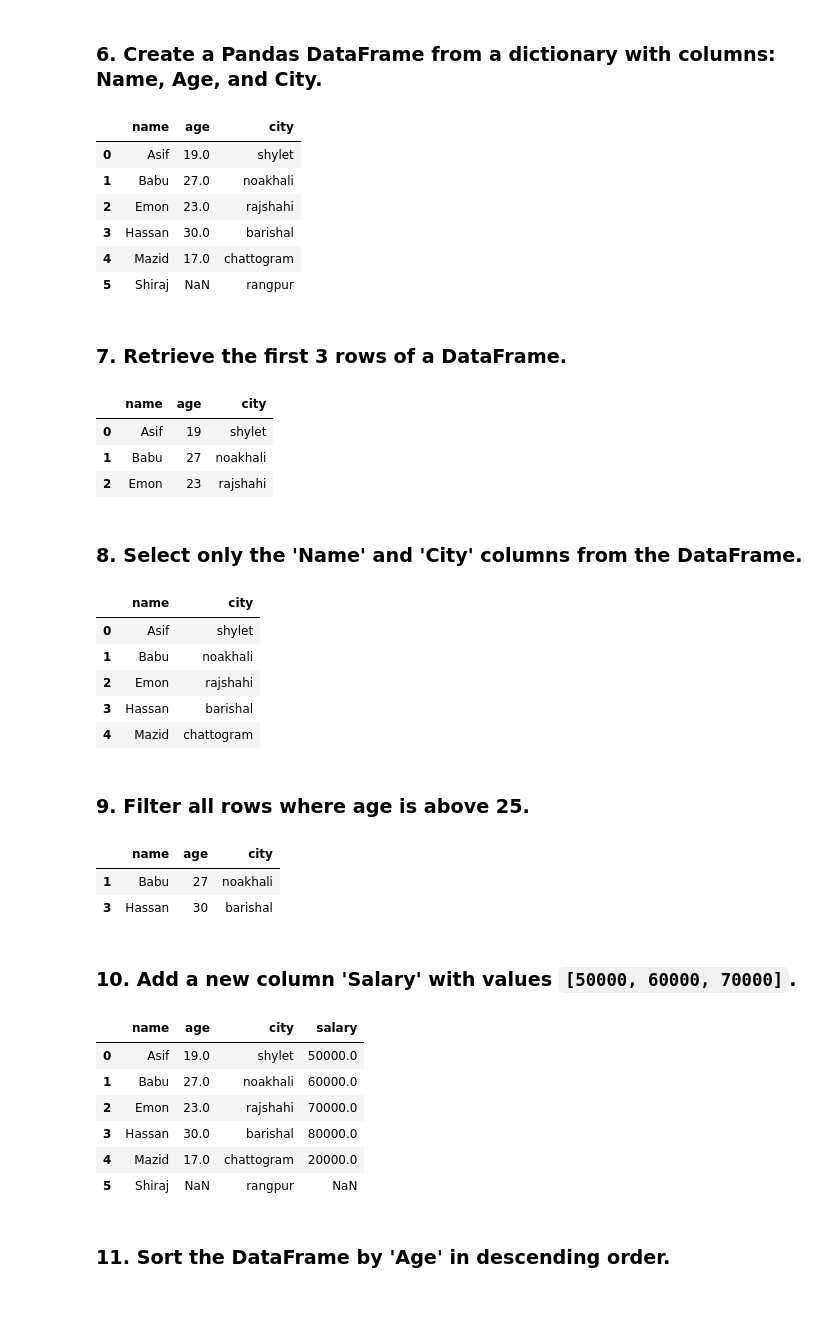
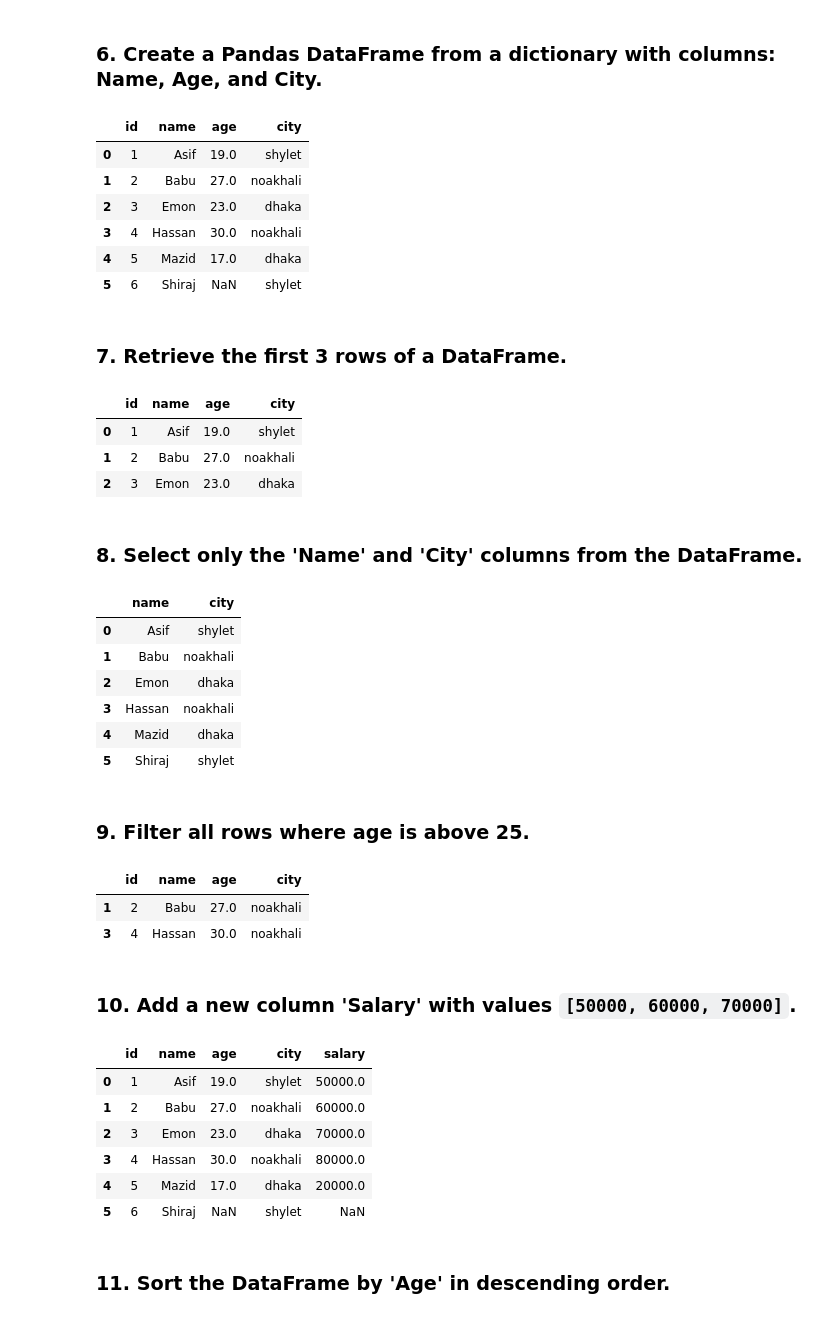
Before and after one commit to mohammadkhorshed/python-practice, a Jupyter notebook: pandas/pandas_practice_exercises.ipynb, the cells around one changed output. Drawn from its saved outputs; the diff is of its cells as text; code cells hidden in the pictures.

```diff
--- a/pandas/pandas_practice_exercises.ipynb
+++ b/pandas/pandas_practice_exercises.ipynb
@@ -71,30 +72,31 @@ dtype: int64
 ### 6. Create a Pandas DataFrame from a dictionary with columns: Name, Age, and City.
 # %%
 people = {
+    'id' : [1, 2, 3, 4, 5, 6],
     'name': ['Asif', 'Babu', 'Emon', 'Hassan', 'Mazid', 'Shiraj'],
     'age' : [19, 27, 23, 30, 17, None],
-    'city' : ['shylet', 'noakhali', 'rajshahi', 'barishal', 'chattogram', 'rangpur']
+    'city' : ['shylet', 'noakhali', 'dhaka', 'noakhali', 'dhaka', 'shylet']
 }
 
 df = pd.DataFrame(people)
 df
 # %% [output]
-|  | name | age | city |
-| 0 | Asif | 19.0 | shylet |
-| 1 | Babu | 27.0 | noakhali |
-| 2 | Emon | 23.0 | rajshahi |
-| 3 | Hassan | 30.0 | barishal |
-| 4 | Mazid | 17.0 | chattogram |
-| 5 | Shiraj | NaN | rangpur |
+|  | id | name | age | city |
+| 0 | 1 | Asif | 19.0 | shylet |
+| 1 | 2 | Babu | 27.0 | noakhali |
+| 2 | 3 | Emon | 23.0 | dhaka |
+| 3 | 4 | Hassan | 30.0 | noakhali |
+| 4 | 5 | Mazid | 17.0 | dhaka |
+| 5 | 6 | Shiraj | NaN | shylet |
 # %% [markdown]
 ### 7. Retrieve the first 3 rows of a DataFrame.
 # %%
 df.iloc[:3]
 # %% [output]
-|  | name | age | city |
-| 0 | Asif | 19 | shylet |
-| 1 | Babu | 27 | noakhali |
-| 2 | Emon | 23 | rajshahi |
+|  | id | name | age | city |
+| 0 | 1 | Asif | 19.0 | shylet |
+| 1 | 2 | Babu | 27.0 | noakhali |
+| 2 | 3 | Emon | 23.0 | dhaka |
 # %% [markdown]
 ### 8. Select only the 'Name' and 'City' columns from the DataFrame.
 # %%
@@ -103,17 +105,18 @@ df[['name', 'city']]
 |  | name | city |
 | 0 | Asif | shylet |
 | 1 | Babu | noakhali |
-| 2 | Emon | rajshahi |
-| 3 | Hassan | barishal |
-| 4 | Mazid | chattogram |
+| 2 | Emon | dhaka |
+| 3 | Hassan | noakhali |
+| 4 | Mazid | dhaka |
+| 5 | Shiraj | shylet |
 # %% [markdown]
 ### 9. Filter all rows where age is above 25.
 # %%
 df[df['age'] > 25]
 # %% [output]
-|  | name | age | city |
-| 1 | Babu | 27 | noakhali |
-| 3 | Hassan | 30 | barishal |
+|  | id | name | age | city |
+| 1 | 2 | Babu | 27.0 | noakhali |
+| 3 | 4 | Hassan | 30.0 | noakhali |
 # %% [markdown]
 ### 10. Add a new column 'Salary' with values `[50000, 60000, 70000]`.
 # %%
@@ -121,13 +124,13 @@ salary = [50000, 60000, 70000, 80000, 20000, None]
 df['salary'] = salary
 df
 # %% [output]
-|  | name | age | city | salary |
-| 0 | Asif | 19.0 | shylet | 50000.0 |
-| 1 | Babu | 27.0 | noakhali | 60000.0 |
-| 2 | Emon | 23.0 | rajshahi | 70000.0 |
-| 3 | Hassan | 30.0 | barishal | 80000.0 |
-| 4 | Mazid | 17.0 | chattogram | 20000.0 |
-| 5 | Shiraj | NaN | rangpur | NaN |
+|  | id | name | age | city | salary |
+| 0 | 1 | Asif | 19.0 | shylet | 50000.0 |
+| 1 | 2 | Babu | 27.0 | noakhali | 60000.0 |
+| 2 | 3 | Emon | 23.0 | dhaka | 70000.0 |
+| 3 | 4 | Hassan | 30.0 | noakhali | 80000.0 |
+| 4 | 5 | Mazid | 17.0 | dhaka | 20000.0 |
+| 5 | 6 | Shiraj | NaN | shylet | NaN |
 # %% [markdown]
 ### 11. Sort the DataFrame by 'Age' in descending order.
 # %%
```
Also changed, not shown: parts of 20 cells of this notebook.
